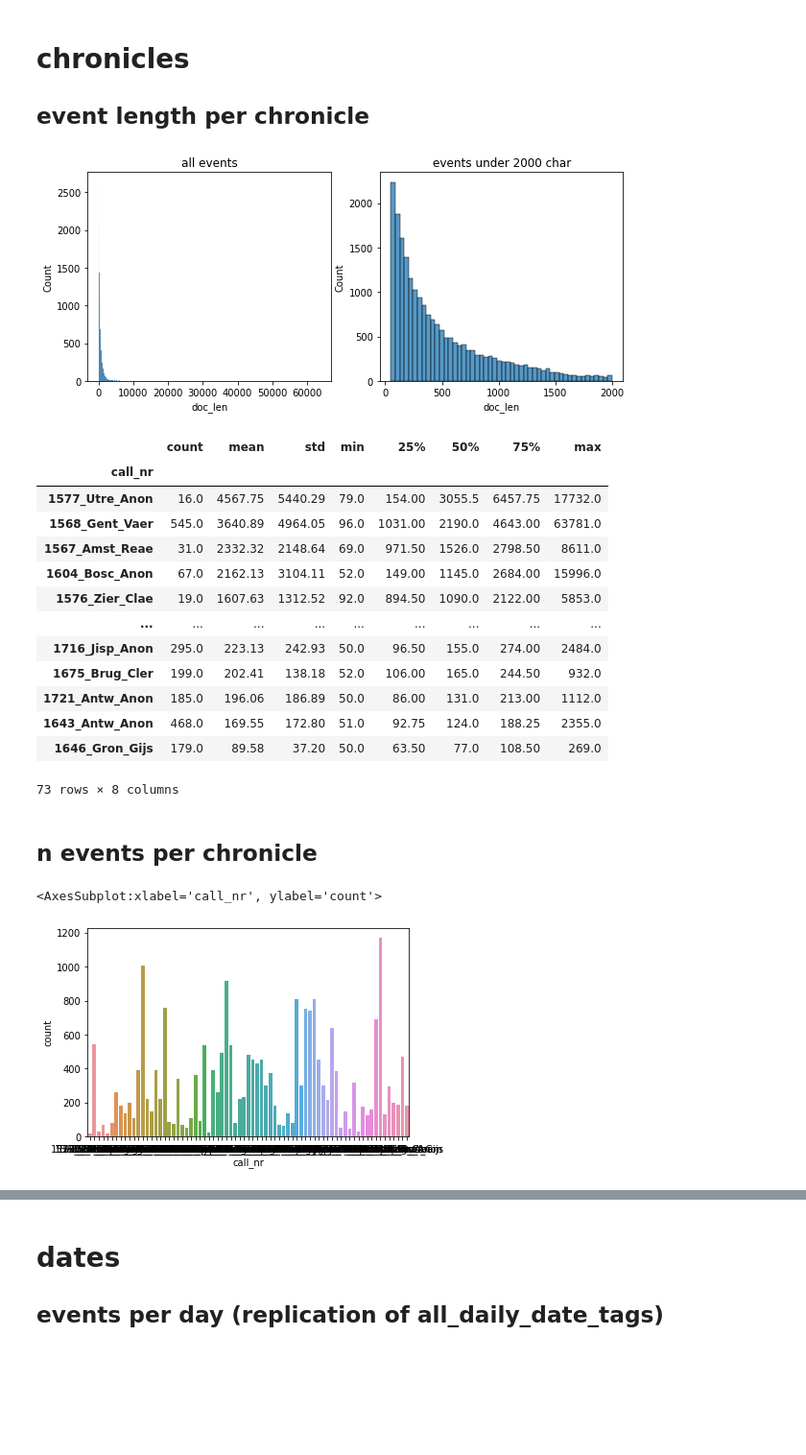
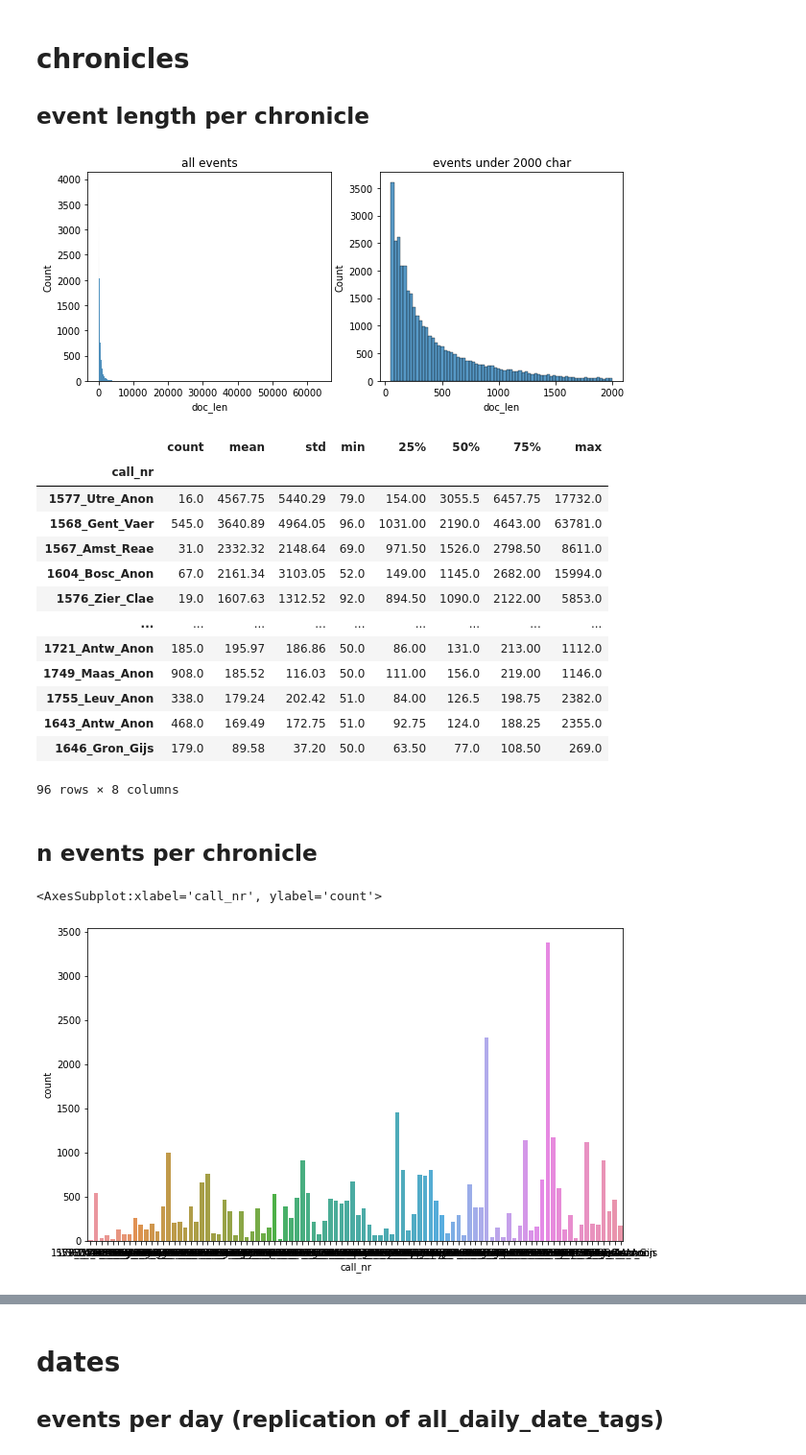
Before and after one commit to centre-for-humanities-computing/dutch-chronicles, a Jupyter notebook: notebooks/events_over_time.ipynb, the cells around one changed output, grey strips where cells are left out. Shown at 96% size. Saved outputs shown, nothing was run; the diff lists cells and outputs as text; code cells hidden in the pictures; blank space fills up the shorter version.

```diff
--- a/notebooks/events_over_time.ipynb
+++ b/notebooks/events_over_time.ipynb
@@ -14,12 +14,12 @@ import seaborn as sns
 import matplotlib.pyplot as plt
 # %%
 # import primitives
-path_primitives_daily = '../../corpus/primitives_220331/primitives_corrected_daily.ndjson'
+path_primitives_daily = '../../corpus/primitives_220503/primitives_corrected_daily.ndjson'
 with open(path_primitives_daily) as fin:
     primitives_daily = ndjson.load(fin)
 
 # crude prim
-path_primitives_all = '../../corpus/primitives_220331/primitives_corrected.ndjson'
+path_primitives_all = '../../corpus/primitives_220503/primitives_corrected.ndjson'
 with open(path_primitives_all) as fin:
     primitives_all = ndjson.load(fin)
 # %%
@@ -48,7 +48,7 @@ axs[0].title.set_text('all events')
 sns.histplot(df_events['doc_len'].loc[lambda x: x < 2000], ax=axs[1])
 axs[1].title.set_text('events under 2000 char')
 # %% [output]
-[figure, old version]
+[figure, new version]
 # %%
 event_len_desc = (df_events
     .groupby('call_nr')
@@ -64,25 +64,26 @@ event_len_desc
 | 1577_Utre_Anon | 16.0 | 4567.75 | 5440.29 | 79.0 | 154.00 | 3055.5 | 6457.75 | 17732.0 |
 | 1568_Gent_Vaer | 545.0 | 3640.89 | 4964.05 | 96.0 | 1031.00 | 2190.0 | 4643.00 | 63781.0 |
 | 1567_Amst_Reae | 31.0 | 2332.32 | 2148.64 | 69.0 | 971.50 | 1526.0 | 2798.50 | 8611.0 |
-| 1604_Bosc_Anon | 67.0 | 2162.13 | 3104.11 | 52.0 | 149.00 | 1145.0 | 2684.00 | 15996.0 |
+| 1604_Bosc_Anon | 67.0 | 2161.34 | 3103.05 | 52.0 | 149.00 | 1145.0 | 2682.00 | 15994.0 |
 | 1576_Zier_Clae | 19.0 | 1607.63 | 1312.52 | 92.0 | 894.50 | 1090.0 | 2122.00 | 5853.0 |
 | ... | ... | ... | ... | ... | ... | ... | ... | ... |
-| 1716_Jisp_Anon | 295.0 | 223.13 | 242.93 | 50.0 | 96.50 | 155.0 | 274.00 | 2484.0 |
-| 1675_Brug_Cler | 199.0 | 202.41 | 138.18 | 52.0 | 106.00 | 165.0 | 244.50 | 932.0 |
-| 1721_Antw_Anon | 185.0 | 196.06 | 186.89 | 50.0 | 86.00 | 131.0 | 213.00 | 1112.0 |
-| 1643_Antw_Anon | 468.0 | 169.55 | 172.80 | 51.0 | 92.75 | 124.0 | 188.25 | 2355.0 |
+| 1721_Antw_Anon | 185.0 | 195.97 | 186.86 | 50.0 | 86.00 | 131.0 | 213.00 | 1112.0 |
+| 1749_Maas_Anon | 908.0 | 185.52 | 116.03 | 50.0 | 111.00 | 156.0 | 219.00 | 1146.0 |
+| 1755_Leuv_Anon | 338.0 | 179.24 | 202.42 | 51.0 | 84.00 | 126.5 | 198.75 | 2382.0 |
+| 1643_Antw_Anon | 468.0 | 169.49 | 172.75 | 51.0 | 92.75 | 124.0 | 188.25 | 2355.0 |
 | 1646_Gron_Gijs | 179.0 | 89.58 | 37.20 | 50.0 | 63.50 | 77.0 | 108.50 | 269.0 |
-73 rows × 8 columns
+96 rows × 8 columns
 # %% [markdown]
 ## n events per chronicle
 # %%
+plt.figure(figsize=(10,6))
 sns.barplot(
     x=event_len_desc.reset_index()['call_nr'],
     y=event_len_desc.reset_index()['count']
 )
 # %% [output]
 <AxesSubplot:xlabel='call_nr', ylabel='count'>
-[figure, old version]
+[figure, new version]
 # %%
 (event_len_desc
     .reset_index()
```
Also changed, not shown: parts of 8 cells of this notebook, 1 other file.
